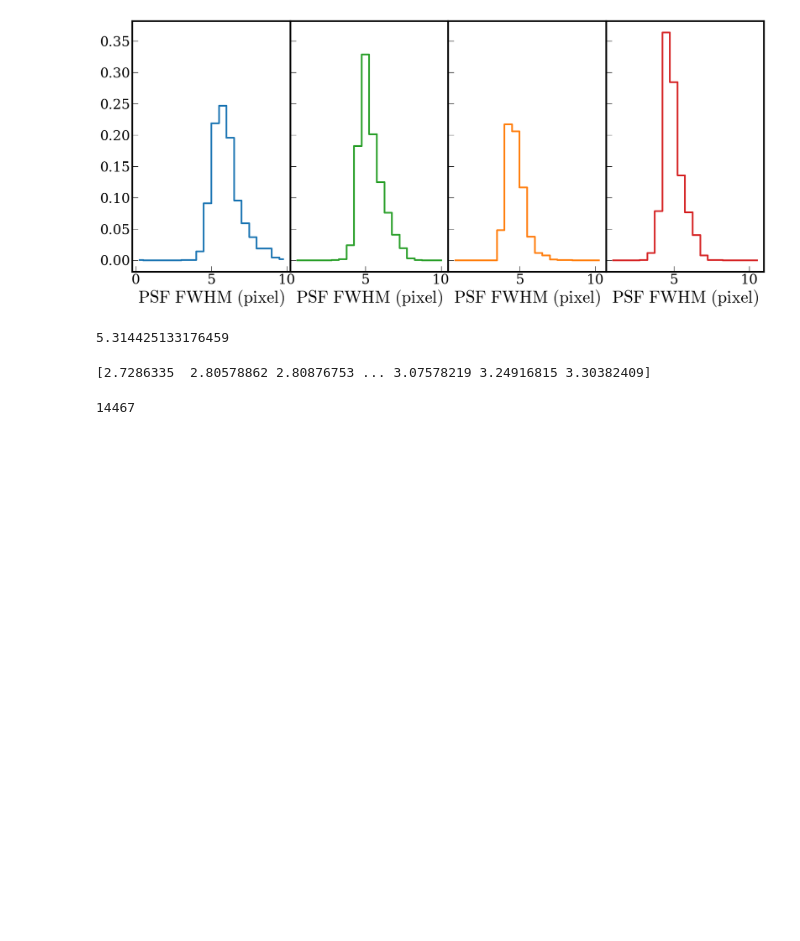
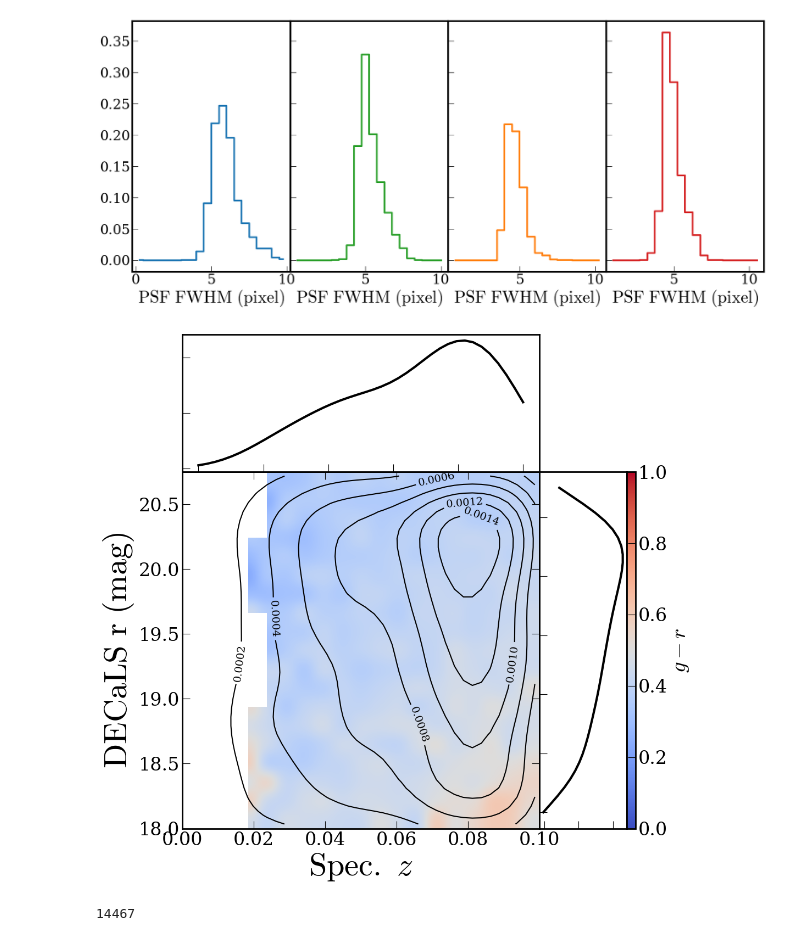
Before and after one commit to joy-228/morphy, a Jupyter notebook: SAGA_postselection.ipynb, the cells around one changed output. Cells and saved outputs as stored; diff of their text form; code cells hidden in the pictures; blank space fills up the shorter version.

```diff
--- a/SAGA_postselection.ipynb
+++ b/SAGA_postselection.ipynb
@@ -11,6 +11,9 @@ from misc import *
 
 plt.style.use('./presentation.mplstyle')
 # %%
-sources = pd.read_csv('v1saga_dwarfs.csv')
+sources = pd.read_csv('saga_dwarfs.csv')
 print(sources.shape)
+
+smorph = pd.read_csv('saga_morph.csv')
+print(smorph.shape)
 # %% [output]
@@ -37,42 +58,24 @@ plt.subplots_adjust(wspace=0.0,hspace=0.0)
 plt.savefig('PSFdistributions.pdf',bbox_inches='tight')
 # %% [output]
 [figure]
-# %%
-##def elvesSAT_Re(M,a=1.077,b=0.246): return a + b*M   #returns log(reff/pc)
-#def elvesFLD_Re(M,a=0.665,b=0.296): return a + b*M   #returns log(reff/pc)
-#def kim_Re(M,a=-1.68,b=0.239): return a + b*M
-#def danieli_Re(M,a=-1.93,b=0.23): return a + b*M
-
-rd2deg = (180*3600)/np.pi
-
-Mr_sol = 4.65
-rho = [1.077,0.246]
-gamma = [-0.606,1.098]
-
-print(np.log10(rd2deg))
-def reff(mag,sfb): return np.sqrt(np.power(10,0.4*(sfb-mag))/(2*np.pi))
-def sfb(mag,reff): return mag + 2.5*np.log10(2*np.pi*reff**2)
-def abs_mag(M,col,g=gamma): return 2.5*(g[1]*col+g[0]-M) + Mr_sol
-def Re(M,p=rho): return p[0] + p[1]*M   #returns log(reff/pc)
-def app_mag(M,col,D): return abs_mag(M,col) + 5*(D+5) #needs D/Mpc
-
-def mst_phot(sfb,col): return 1.968503937*(1.297*col +1.165 +np.log10(np.pi*rd2deg*rd2deg)-0.4*sfb)
-
-from astropy.cosmology import FlatLambdaCDM
-cosmo = FlatLambdaCDM(H0=70, Om0=0.27)
-# %% [output]
-5.314425133176459
-# %%
-#avail = np.where((zspec>0)&(zspec<0.1)&(mst>0)&(sfbr>22)&(mst<10)&(g_r<1)&(rmag<20.7))[0]
-
-zdist = cosmo.comoving_distance(zspec)
-dst = np.log10(zdist.value)
-print(dst)
-
-reffr = reff(rmag,sfbr)
-#print(reff(rmag[avail],sfbr[avail]))
-# %% [output]
-[2.7286335  2.80578862 2.80876753 ... 3.07578219 3.24916815 3.30382409]
+# %%
+Xlabel,Ylabel=r'${\rm Spec.}\ {\it z}$',r'$DECaLS\ r\ (mag)$'
+XYext = [0,0.1,18,20.75]
+
+fig = hist_2d_marg_axes(Xlabel,Ylabel,XYext)
+
+#cmap_hists(fig,sources['zspec'],sources['rmag'],0,XYext,Xlabel,Ylabel,CMAP=mcm.coolwarm,Z=sources['g-r'],Zext=[0,1],Zlabel=r'${\it g-r}$')
+
+
+g_r = sources['g-r'].iloc[smorph['ind1']]
+zspec = sources['zspec'].iloc[smorph['ind1']]
+rmag = sources['rmag'].iloc[smorph['ind1']]
+
+cmap_hists(fig,zspec,rmag,1,XYext,Xlabel,Ylabel,CMAP=mcm.coolwarm,Z=g_r,Zext=[0,1],Zlabel=r'${\it g-r}$')
+
+plt.savefig('SAGAbg_selection1.pdf',bbox_inches='tight')
+# %% [output]
+[figure, added]
 # %%
 #avail = np.where((zspec>0)&(zspec<0.1)&(rmag<21)&(g_r<0.5))[0]
 avail = np.where((g_r<0.5)&(rmag>18)&(dst<3.2))[0]
```
Also changed, not shown: parts of 11 cells of this notebook, 7 other files.
